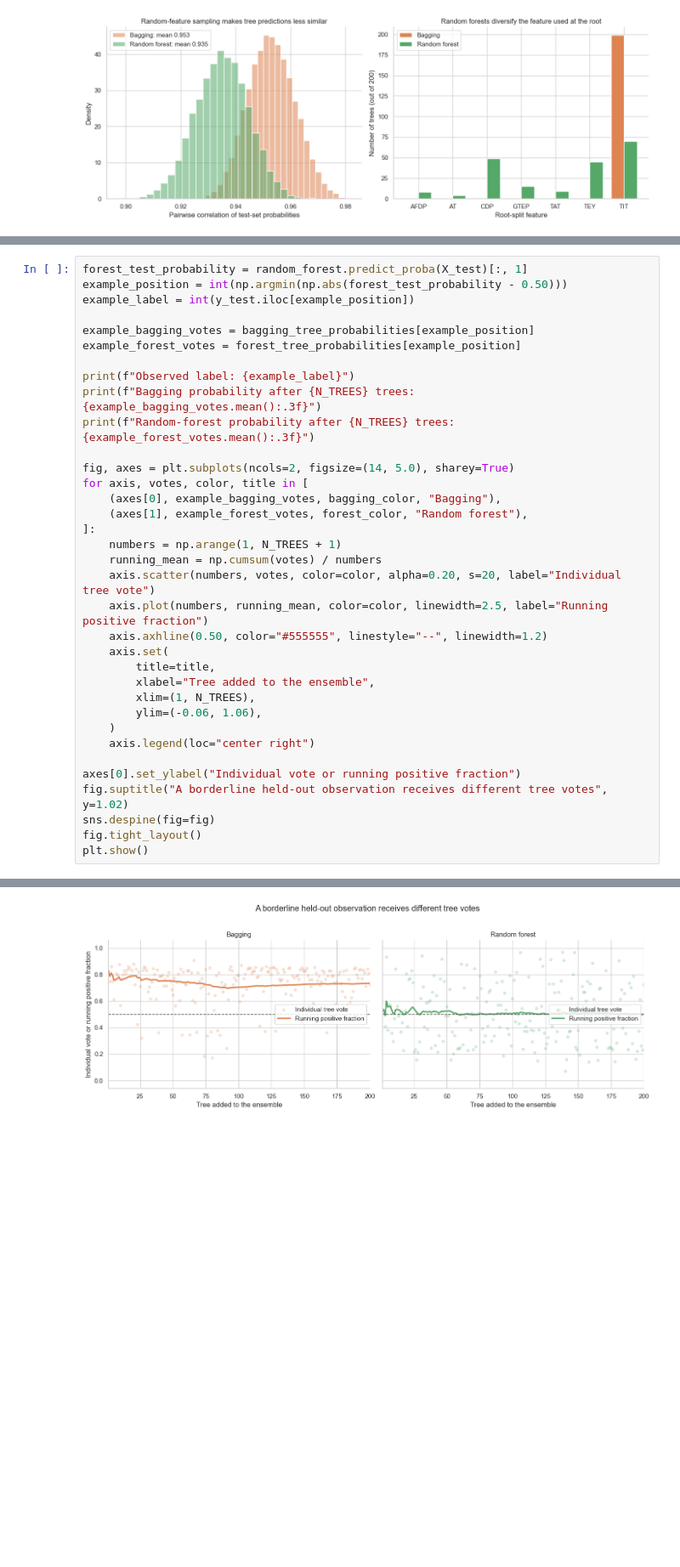
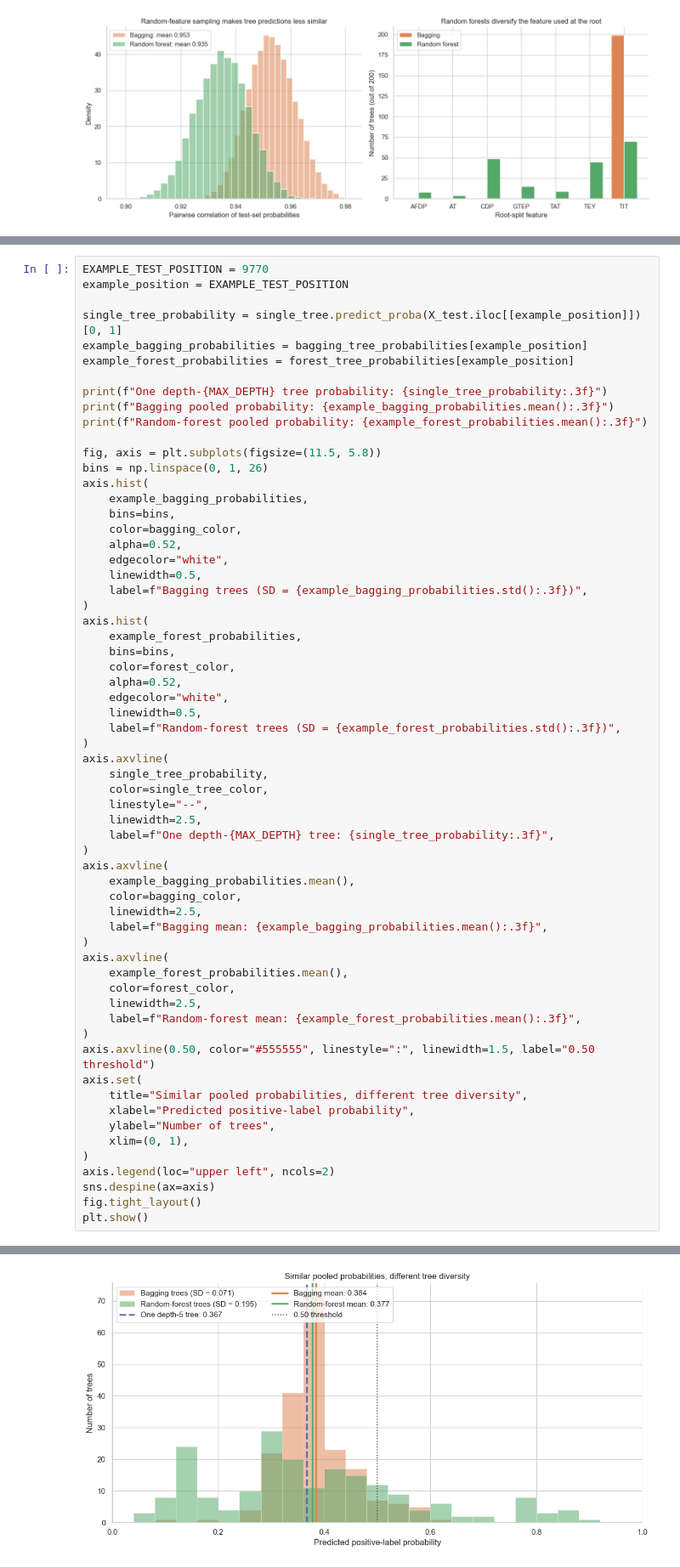
Before and after one commit to changyaochen/MECE4520, a Jupyter notebook: site/tree-based/05-random-forests.ipynb, the cells around one changed output, grey strips where cells are left out. Shown at 85% size. Saved outputs shown, nothing was run; the diff lists cells and outputs as text; blank space fills up the shorter version.

```diff
--- a/site/tree-based/05-random-forests.ipynb
+++ b/site/tree-based/05-random-forests.ipynb
@@ -366,36 +362,63 @@ A depth-5 tree can assign a probability between 0 and 1 at a leaf. Their running
 # %%
-forest_test_probability = random_forest.predict_proba(X_test)[:, 1]
-example_position = int(np.argmin(np.abs(forest_test_probability - 0.50)))
-example_label = int(y_test.iloc[example_position])
+EXAMPLE_TEST_POSITION = 9770
+example_position = EXAMPLE_TEST_POSITION
 
-example_bagging_votes = bagging_tree_probabilities[example_position]
-example_forest_votes = forest_tree_probabilities[example_position]
+single_tree_probability = single_tree.predict_proba(X_test.iloc[[example_position]])[0, 1]
+example_bagging_probabilities = bagging_tree_probabilities[example_position]
+example_forest_probabilities = forest_tree_probabilities[example_position]
 
-print(f"Observed label: {example_label}")
-print(f"Bagging probability after {N_TREES} trees: {example_bagging_votes.mean():.3f}")
-print(f"Random-forest probability after {N_TREES} trees: {example_forest_votes.mean():.3f}")
+print(f"One depth-{MAX_DEPTH} tree probability: {single_tree_probability:.3f}")
+print(f"Bagging pooled probability: {example_bagging_probabilities.mean():.3f}")
+print(f"Random-forest pooled probability: {example_forest_probabilities.mean():.3f}")
 
-fig, axes = plt.subplots(ncols=2, figsize=(14, 5.0), sharey=True)
-for axis, votes, color, title in [
-    (axes[0], example_bagging_votes, bagging_color, "Bagging"),
-    (axes[1], example_forest_votes, forest_color, "Random forest"),
-]:
-    numbers = np.arange(1, N_TREES + 1)
-    running_mean = np.cumsum(votes) / numbers
-    axis.scatter(numbers, votes, color=color, alpha=0.20, s=20, label="Individual tree vote")
-    axis.plot(numbers, running_mean, color=color, linewidth=2.5, label="Running positive fraction")
-    axis.axhline(0.50, color="#555555", linestyle="--", linewidth=1.2)
-    axis.set(
-        title=title,
-        xlabel="Tree added to the ensemble",
-        xlim=(1, N_TREES),
-        ylim=(-0.06, 1.06),
-    )
-    axis.legend(loc="center right")
-
-axes[0].set_ylabel("Individual vote or running positive fraction")
-fig.suptitle("A borderline held-out observation receives different tree votes", y=1.02)
-sns.despine(fig=fig)
+fig, axis = plt.subplots(figsize=(11.5, 5.8))
+bins = np.linspace(0, 1, 26)
+axis.hist(
+    example_bagging_probabilities,
+    bins=bins,
+    color=bagging_color,
+    alpha=0.52,
+    edgecolor="white",
+    linewidth=0.5,
+    label=f"Bagging trees (SD = {example_bagging_probabilities.std():.3f})",
+)
+axis.hist(
+    example_forest_probabilities,
+    bins=bins,
+    color=forest_color,
+    alpha=0.52,
+    edgecolor="white",
+    linewidth=0.5,
+    label=f"Random-forest trees (SD = {example_forest_probabilities.std():.3f})",
+)
+axis.axvline(
+    single_tree_probability,
+    color=single_tree_color,
+    linestyle="--",
+    linewidth=2.5,
+    label=f"One depth-{MAX_DEPTH} tree: {single_tree_probability:.3f}",
+)
+axis.axvline(
+    example_bagging_probabilities.mean(),
+    color=bagging_color,
+    linewidth=2.5,
+    label=f"Bagging mean: {example_bagging_probabilities.mean():.3f}",
+)
+axis.axvline(
+    example_forest_probabilities.mean(),
+    color=forest_color,
+    linewidth=2.5,
+    label=f"Random-forest mean: {example_forest_probabilities.mean():.3f}",
+)
+axis.axvline(0.50, color="#555555", linestyle=":", linewidth=1.5, label="0.50 threshold")
+axis.set(
+    title="Similar pooled probabilities, different tree diversity",
+    xlabel="Predicted positive-label probability",
+    ylabel="Number of trees",
+    xlim=(0, 1),
+)
+axis.legend(loc="upper left", ncols=2)
+sns.despine(ax=axis)
 fig.tight_layout()
 plt.show()
 # %% [output]
@@ -405,4 +428,4 @@ Random-forest probability after 200 trees: 0.500
-[figure, old version]
+[figure, new version]
 # %% [markdown]
 ## Takeaways
 
```
Also changed, not shown: parts of 5 cells of this notebook, 8 other files.
